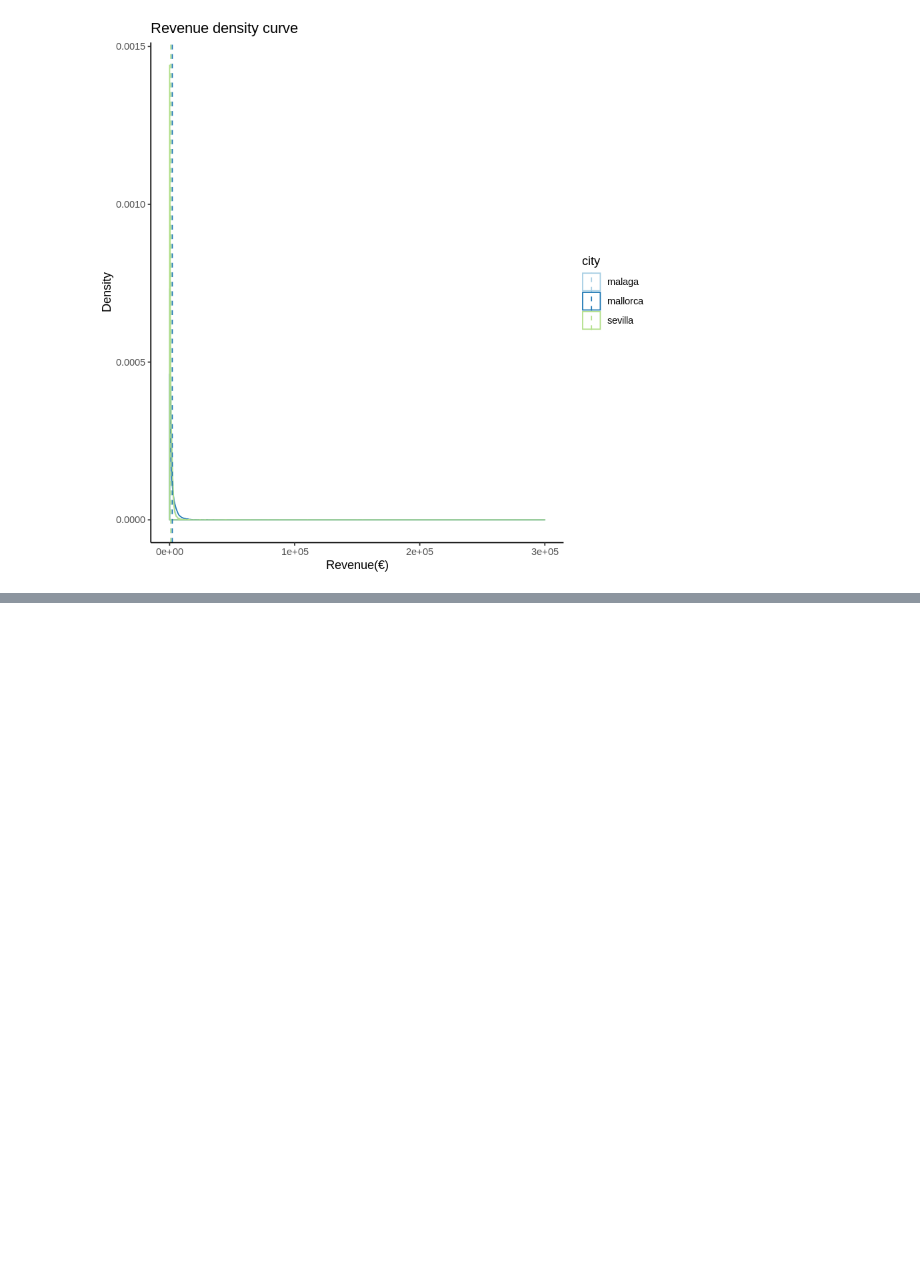
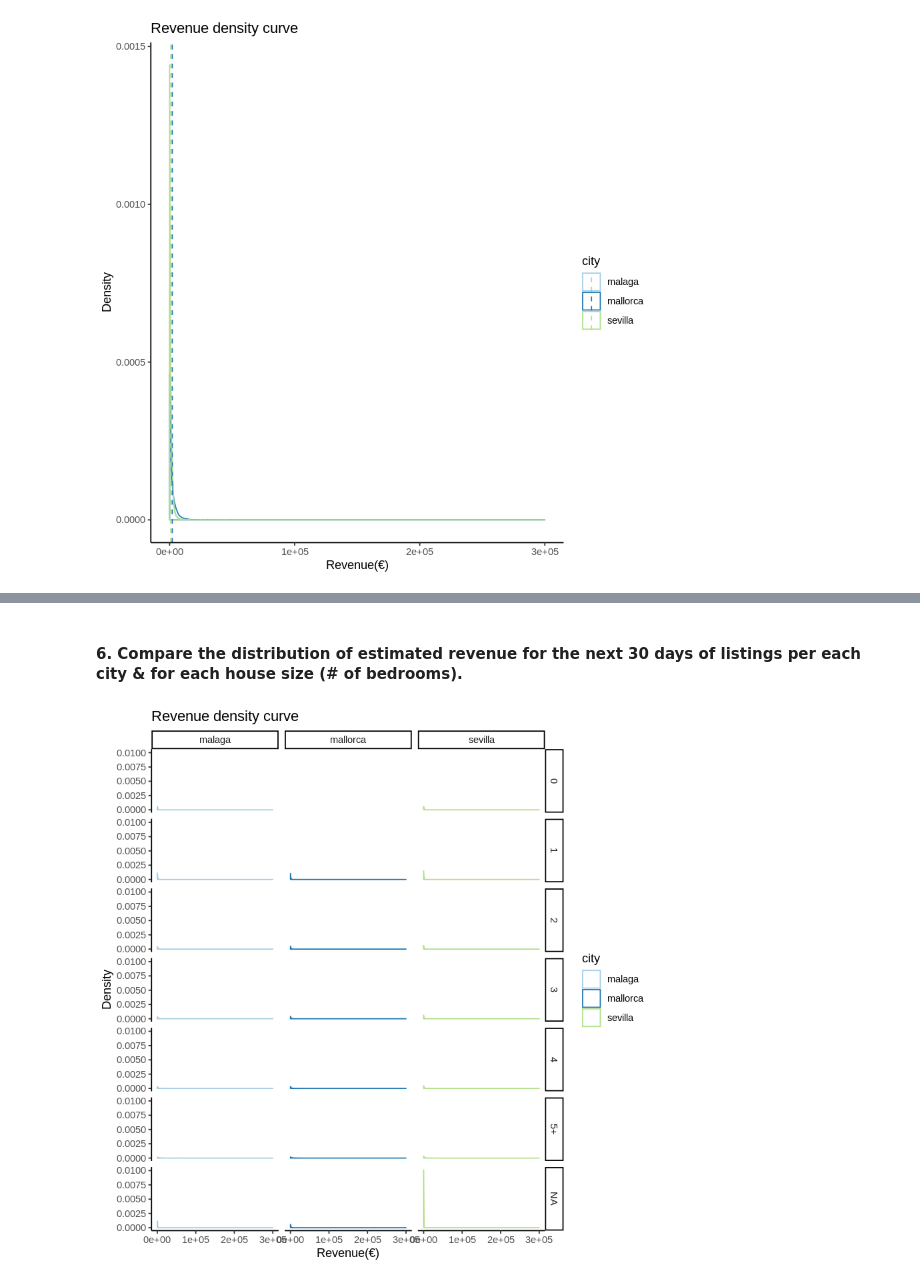
Before and after one commit to Ducrioma/Data-Analytics-Projects, a Jupyter notebook: Airbnb Data Analysis.ipynb, the cells around one changed output, grey strips where cells are left out. Drawn from its saved outputs; the diff is of its cells as text; code cells hidden in the pictures; blank space fills up the shorter version.

```diff
--- a/Airbnb Data Analysis.ipynb
+++ b/Airbnb Data Analysis.ipynb
@@ -294,0 +312,8 @@ g + scale_color_brewer(palette="Paired") + labs(title="Revenue density curve",x=
+# %% [markdown]
+#### 6. Compare the distribution of estimated revenue for the next 30 days of listings per each city & for each house size (# of bedrooms).
+# %%
+p <- ggplot(listings,aes(x = revenue_30, color=city)) + geom_density()
+p <- p + facet_grid(cols= vars(listings$city), rows = vars(listings$bedrooms))
+p + scale_color_brewer(palette="Paired") + labs(title="Revenue density curve",x="Revenue(€)", y = "Density")+ theme_classic()
+# %% [output]
+[figure, added]
```
Also changed, not shown: parts of 6 cells of this notebook, 1 other file.
